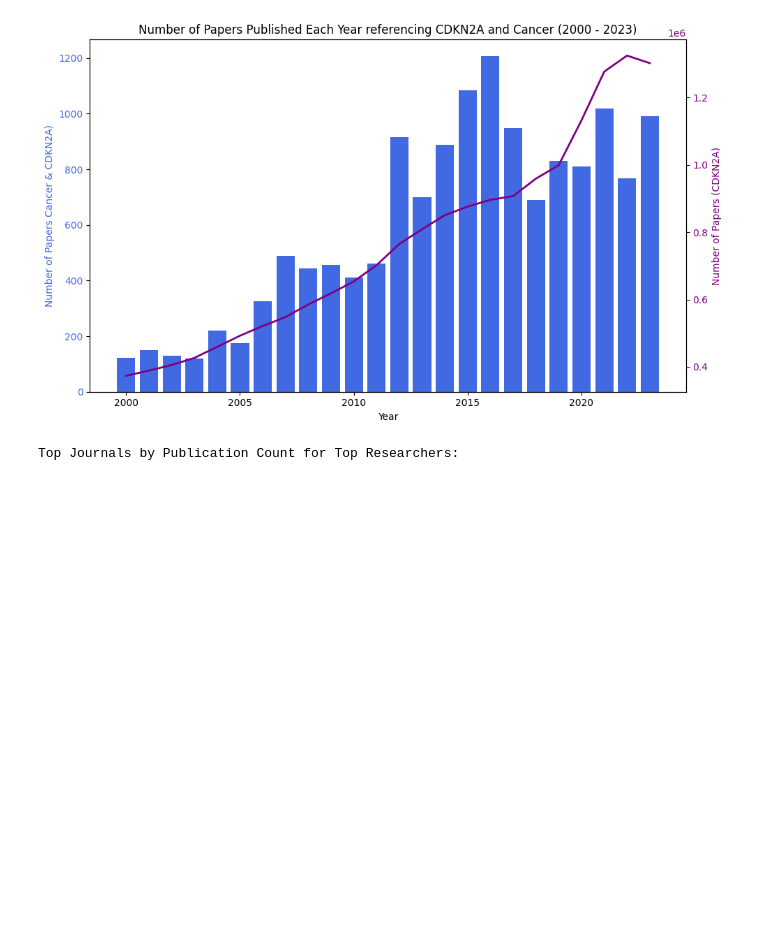
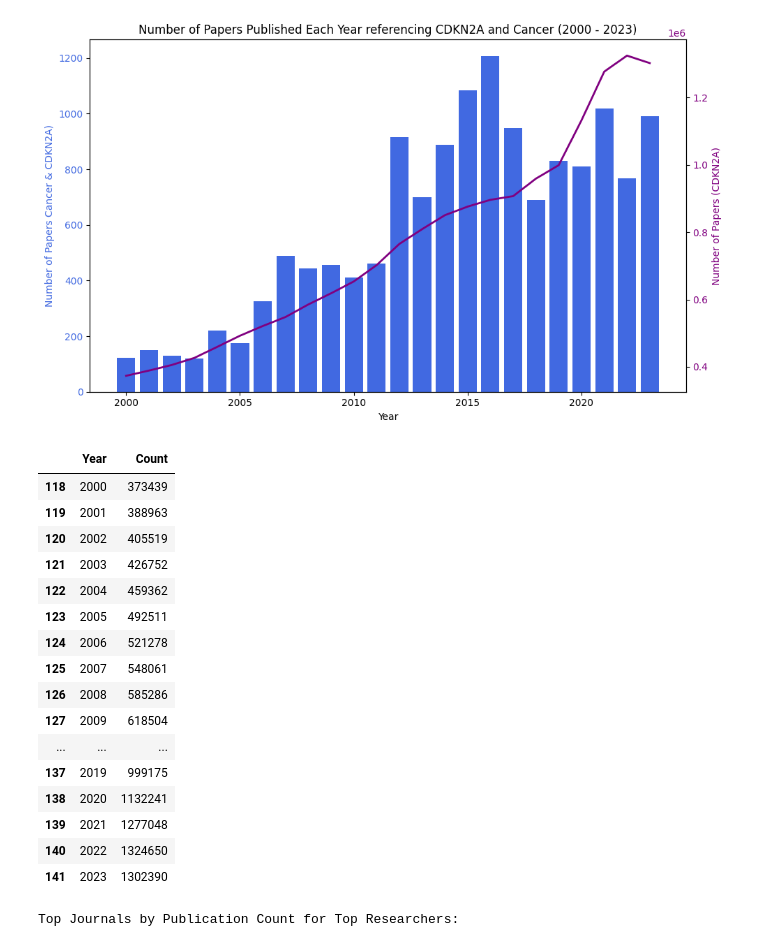
Before and after one commit to ThanakornMix/G1-Consulting-Data-Science, a Jupyter notebook: Consulting.ipynb, the cells around one changed output. Cells and saved outputs as stored; diff of their text form; code cells hidden in the pictures; blank space fills up the shorter version.

```diff
--- a/Consulting.ipynb
+++ b/Consulting.ipynb
@@ -436,6 +448,26 @@ combined_counts.tight_layout()
 plt.show()
 # %% [output]
 [figure]
+# %%
+filtered_paper_counts
+# %% [output]
+|  | Year | Count |
+| 118 | 2000 | 373439 |
+| 119 | 2001 | 388963 |
+| 120 | 2002 | 405519 |
+| 121 | 2003 | 426752 |
+| 122 | 2004 | 459362 |
+| 123 | 2005 | 492511 |
+| 124 | 2006 | 521278 |
+| 125 | 2007 | 548061 |
+| 126 | 2008 | 585286 |
+| 127 | 2009 | 618504 |
+| ... | ... | ... |
+| 137 | 2019 | 999175 |
+| 138 | 2020 | 1132241 |
+| 139 | 2021 | 1277048 |
+| 140 | 2022 | 1324650 |
+| 141 | 2023 | 1302390 |
 # %%
 top_researchers_cancer_rows = cancer_rows[cancer_rows['ResearcherID'].isin(top_10_authors)]
 
```
Also changed, not shown: parts of 8 cells of this notebook.
